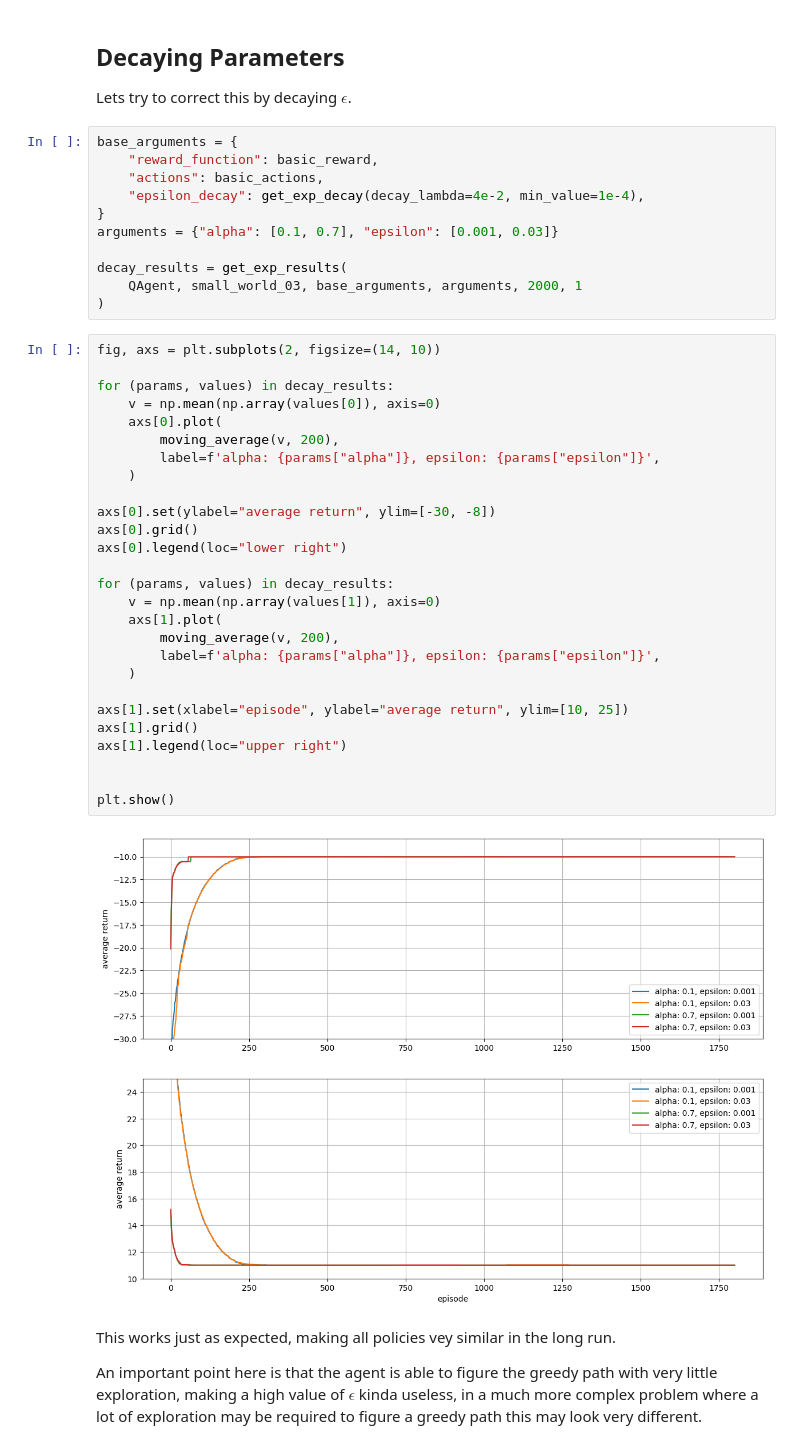
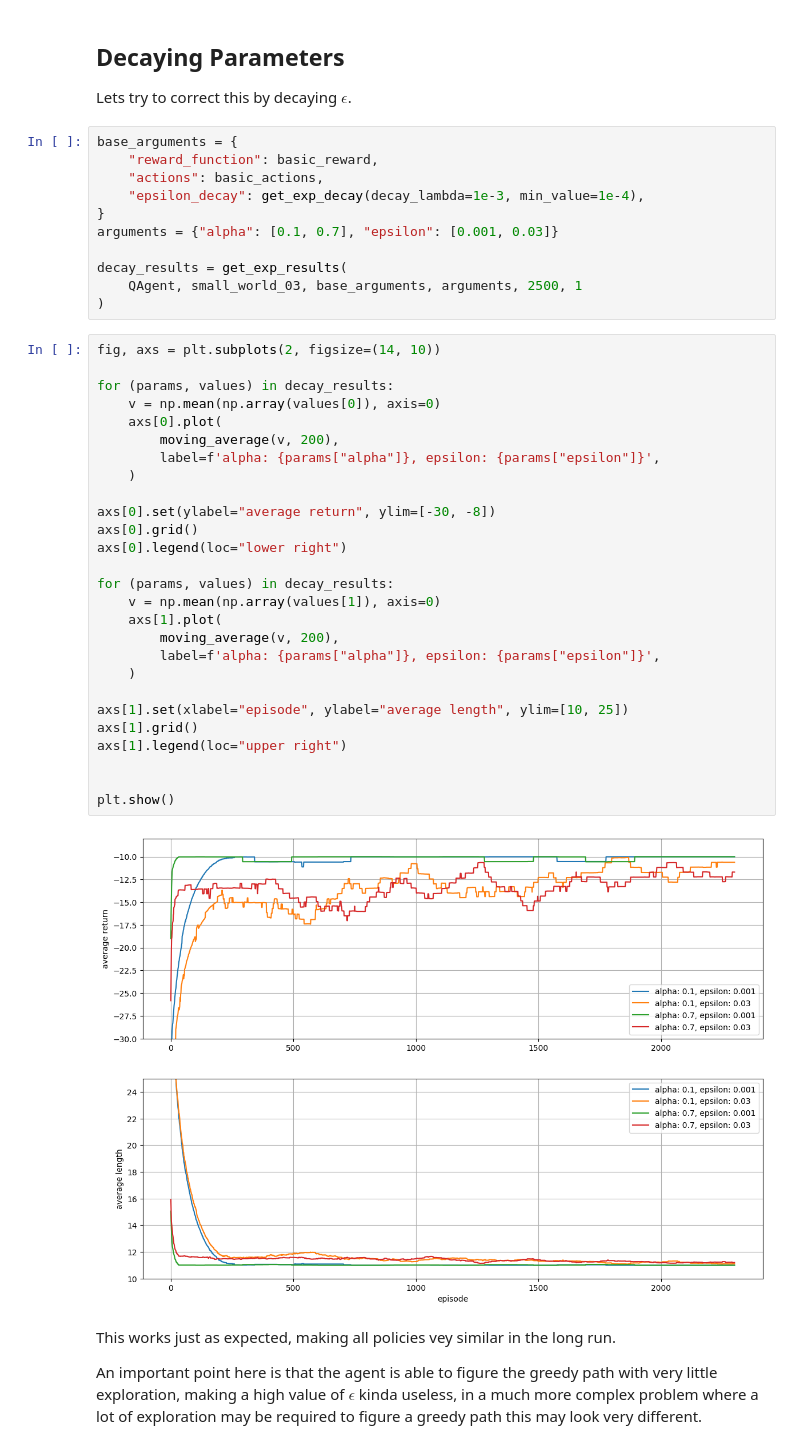
Before and after one commit to hmeretti/grid-world, a Jupyter notebook: notebooks/exploring_agents/03_q_learning.ipynb, the cells around one changed output. Cells and saved outputs as stored; diff of their text form.

Commit message:
lambda q agent

```diff
--- a/notebooks/exploring_agents/03_q_learning.ipynb
+++ b/notebooks/exploring_agents/03_q_learning.ipynb
@@ -283,42 +283,42 @@ Lets try to correct this by decaying $\epsilon$.
 base_arguments = {
     "reward_function": basic_reward,
     "actions": basic_actions,
-    "epsilon_decay": get_exp_decay(decay_lambda=4e-2, min_value=1e-4),
+    "epsilon_decay": get_exp_decay(decay_lambda=1e-3, min_value=1e-4),
 }
 arguments = {"alpha": [0.1, 0.7], "epsilon": [0.001, 0.03]}
 
 decay_results = get_exp_results(
-    QAgent, small_world_03, base_arguments, arguments, 2000, 1
+    QAgent, small_world_03, base_arguments, arguments, 2500, 1
 )
 # %%
 fig, axs = plt.subplots(2, figsize=(14, 10))
 
 for (params, values) in decay_results:
     v = np.mean(np.array(values[0]), axis=0)
     axs[0].plot(
         moving_average(v, 200),
         label=f'alpha: {params["alpha"]}, epsilon: {params["epsilon"]}',
     )
 
 axs[0].set(ylabel="average return", ylim=[-30, -8])
 axs[0].grid()
 axs[0].legend(loc="lower right")
 
 for (params, values) in decay_results:
     v = np.mean(np.array(values[1]), axis=0)
     axs[1].plot(
         moving_average(v, 200),
         label=f'alpha: {params["alpha"]}, epsilon: {params["epsilon"]}',
     )
 
-axs[1].set(xlabel="episode", ylabel="average return", ylim=[10, 25])
+axs[1].set(xlabel="episode", ylabel="average length", ylim=[10, 25])
 axs[1].grid()
 axs[1].legend(loc="upper right")
 
 
 plt.show()
 # %% [output]
-[figure, old version]
+[figure, new version]
 # %% [markdown]
 This works just as expected, making all policies vey similar in the long run.
 
```
Also changed, not shown: 20 other files.
